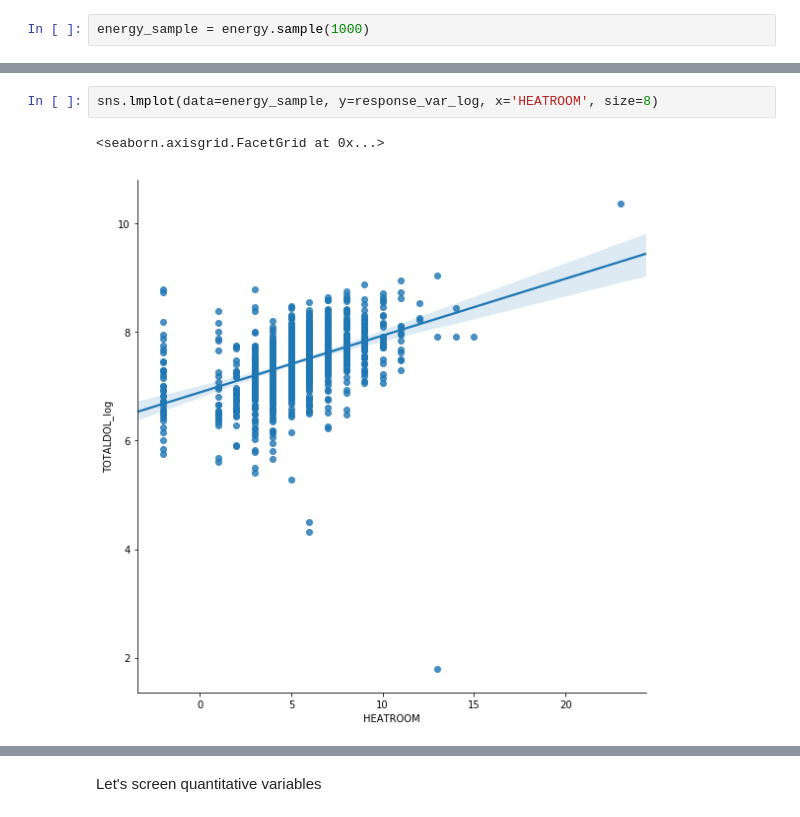
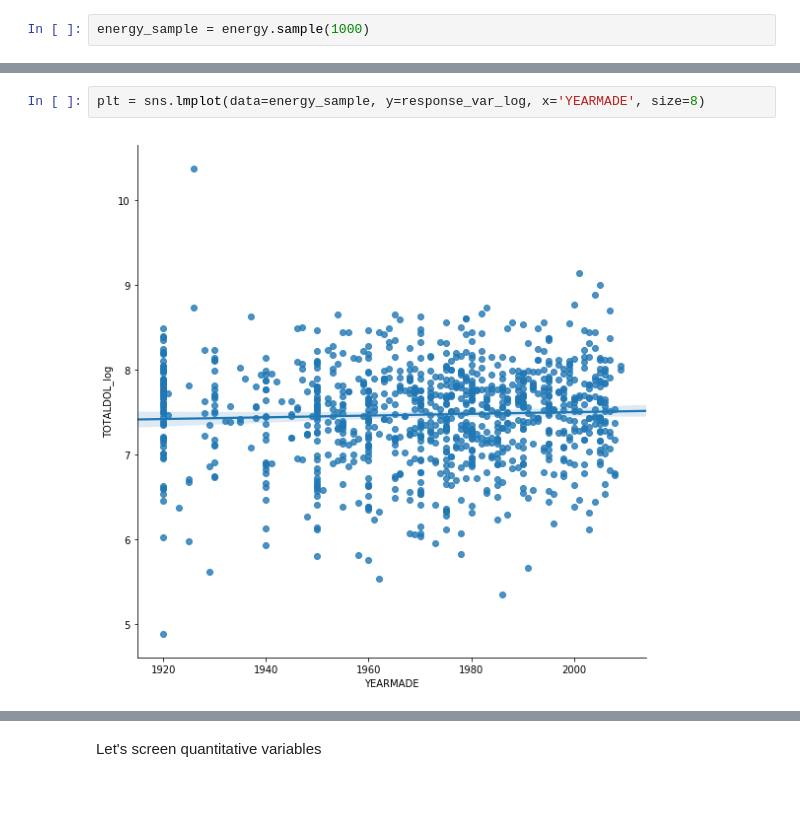
Before and after one commit to JaimeVillanueva/Applied-Statistics-Project1, a Jupyter notebook: notebooks/python/exploratory_analysis_vlad.ipynb, the cells around one changed output, grey strips where cells are left out. Drawn from its saved outputs; the diff is of its cells as text.

```diff
--- a/notebooks/python/exploratory_analysis_vlad.ipynb
+++ b/notebooks/python/exploratory_analysis_vlad.ipynb
@@ -575,5 +605,4 @@ sns.lmplot(data=energy_sample, y=response_var_log, x='TOTROOMS', size=8)
 # %%
-sns.lmplot(data=energy_sample, y=response_var_log, x='HEATROOM', size=8)
+plt = sns.lmplot(data=energy_sample, y=response_var_log, x='YEARMADE', size=8)
 # %% [output]
-<seaborn.axisgrid.FacetGrid at 0x...>
-[figure, old version]
+[figure, new version]
```
Also changed, not shown: parts of 9 cells of this notebook, 11 other files.
